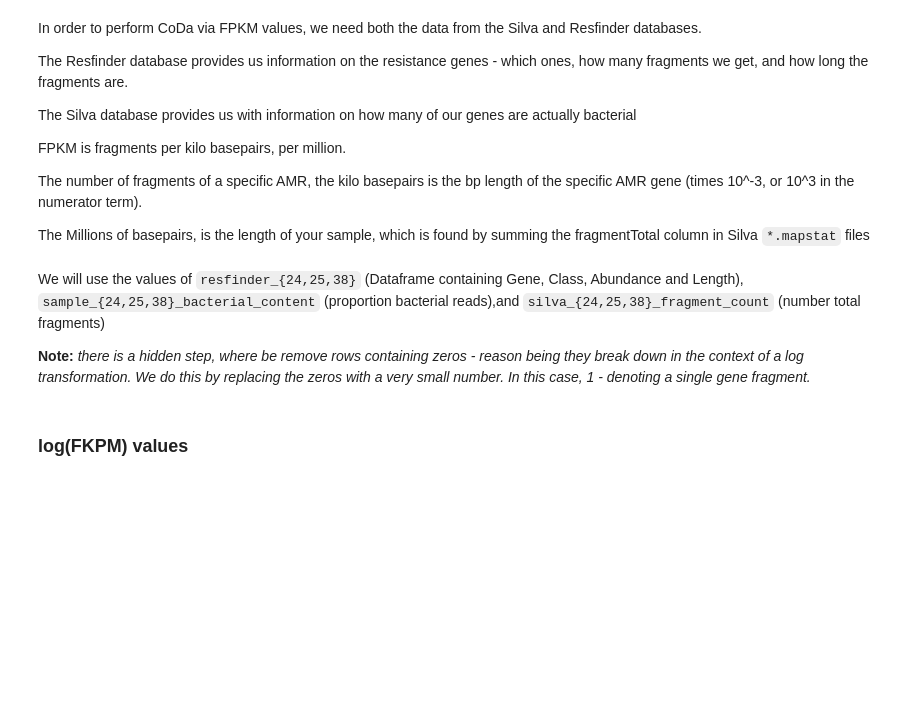
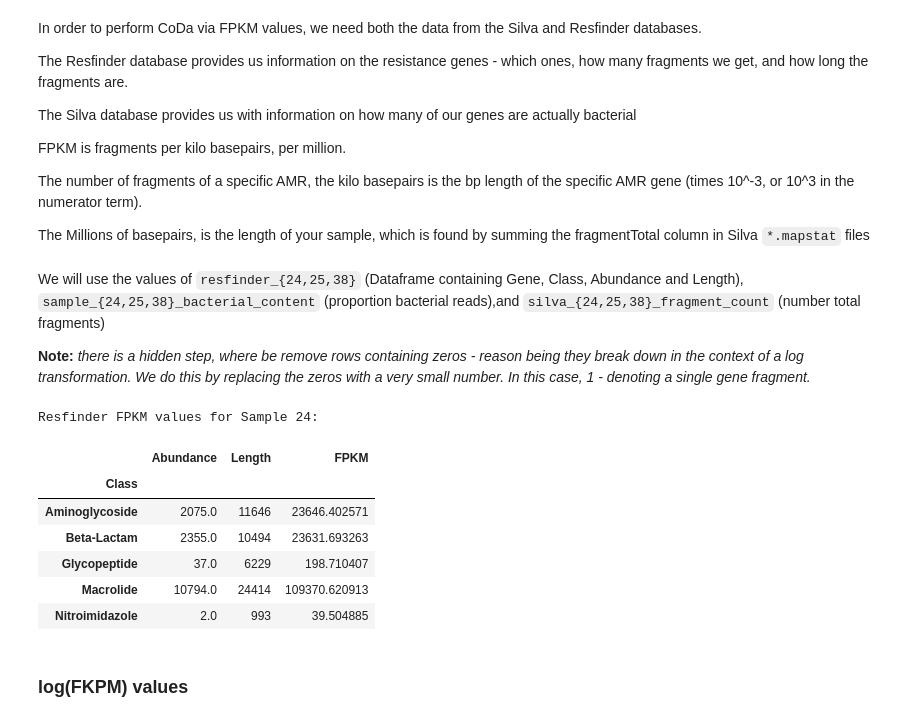
Before and after one commit to prince-ravi-leow/metagenomics-data-analysis, a Jupyter notebook: metagenomics_coda_repo.ipynb, the cells around one changed output. Saved outputs shown, nothing was run; the diff lists cells and outputs as text; code cells hidden in the pictures; blank space fills up the shorter version.

```diff
--- a/metagenomics_coda_repo.ipynb
+++ b/metagenomics_coda_repo.ipynb
@@ -412,11 +347,20 @@ resfinder_38['FPKM']=(resfinder_38['Abundance']*1000*1000000)/(sample_38_bacteri
 # %%
 # Perform amalgamation
 grouped_24 = resfinder_24.groupby('Class').sum()
 grouped_25 = resfinder_25.groupby('Class').sum()
 grouped_38 = resfinder_38.groupby('Class').sum()
 
-# print("Amalgamated abundance, length and FPKM values for sample 24")
-# display(grouped_24)
+print('Resfinder FPKM values for Sample 24:')
+grouped_24.head()
+# %% [output]
+Resfinder FPKM values for Sample 24:
+|  | Abundance | Length | FPKM |
+| Class |  |  |  |
+| Aminoglycoside | 2075.0 | 11646 | 23646.402571 |
+| Beta-Lactam | 2355.0 | 10494 | 23631.693263 |
+| Glycopeptide | 37.0 | 6229 | 198.710407 |
+| Macrolide | 10794.0 | 24414 | 109370.620913 |
+| Nitroimidazole | 2.0 | 993 | 39.504885 |
 # %% [markdown]
 ### **log(FKPM) values**
 # %%
```
Also changed, not shown: parts of 20 cells of this notebook, 32 other files.
